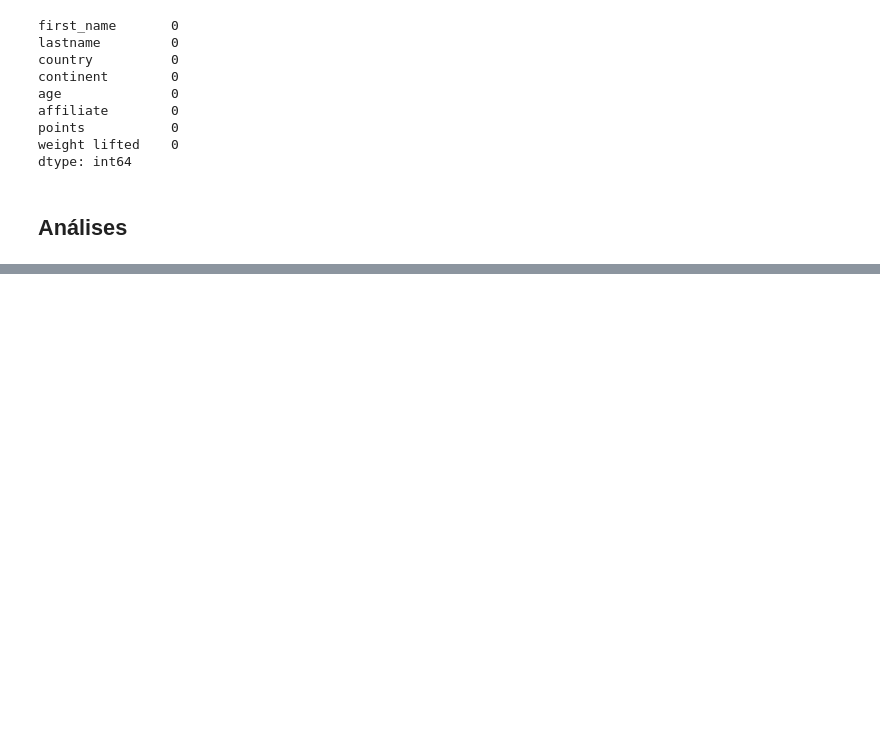
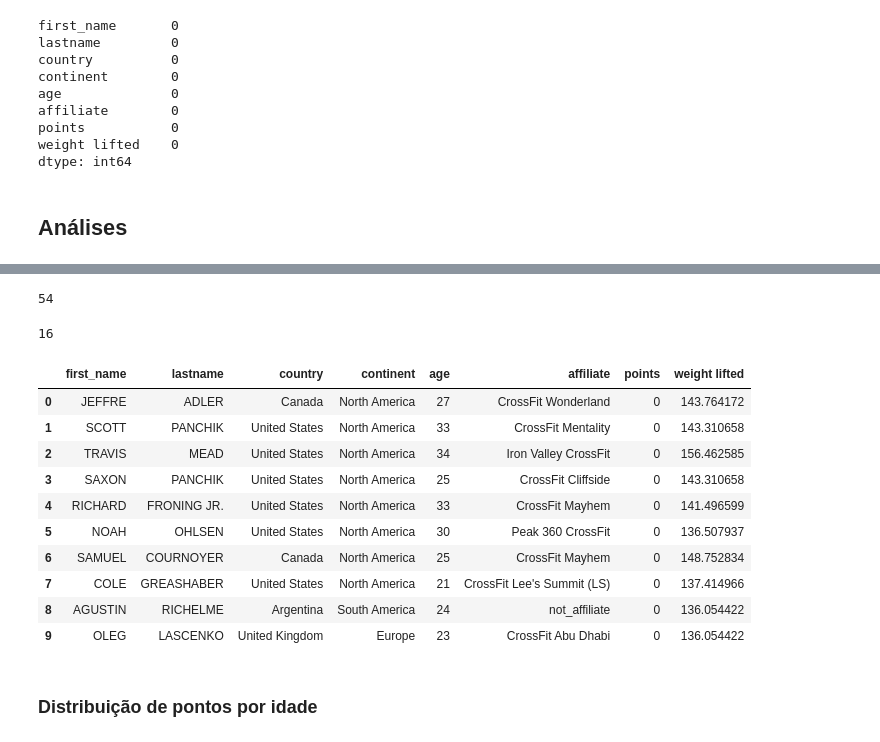
Before and after one commit to DheniMoura/Crossfit_open_2021, a Jupyter notebook: male.ipynb, the cells around one changed output, grey strips where cells are left out. Saved outputs shown, nothing was run; the diff lists cells and outputs as text; code cells hidden in the pictures; blank space fills up the shorter version.

```diff
--- a/male.ipynb
+++ b/male.ipynb
@@ -301,6 +331,6 @@ df_masc[pd.isna(df_masc['lastname'])]
 # %%
 # Incluindo texto nos campos nulos de acordo com a coluna
-values = {'lastname': '-', 'first_name': '-', 'affiliate': 'not_afiiliate'}
+values = {'lastname': '-', 'first_name': '-', 'affiliate': 'not_affiliate'}
 df_masc.fillna(value = values, inplace=True)
 # %%
 df_masc.isna().sum()
@@ -376,0 +466,26 @@ Name: country, Length: 157, dtype: float64
+# %%
+max_age = df_masc['age'].max()
+max_age
+# %% [output]
+54
+# %%
+min_age = df_masc['age'].min()
+min_age
+# %% [output]
+16
+# %%
+df_masc.head(10)
+# %% [output]
+|  | first_name | lastname | country | continent | age | affiliate | points | weight lifted |
+| 0 | JEFFRE | ADLER | Canada | North America | 27 | CrossFit Wonderland | 0 | 143.764172 |
+| 1 | SCOTT | PANCHIK | United States | North America | 33 | CrossFit Mentality | 0 | 143.310658 |
+| 2 | TRAVIS | MEAD | United States | North America | 34 | Iron Valley CrossFit | 0 | 156.462585 |
+| 3 | SAXON | PANCHIK | United States | North America | 25 | CrossFit Cliffside | 0 | 143.310658 |
+| 4 | RICHARD | FRONING JR. | United States | North America | 33 | CrossFit Mayhem | 0 | 141.496599 |
+| 5 | NOAH | OHLSEN | United States | North America | 30 | Peak 360 CrossFit | 0 | 136.507937 |
+| 6 | SAMUEL | COURNOYER | Canada | North America | 25 | CrossFit Mayhem | 0 | 148.752834 |
+| 7 | COLE | GREASHABER | United States | North America | 21 | CrossFit Lee's Summit (LS) | 0 | 137.414966 |
+| 8 | AGUSTIN | RICHELME | Argentina | South America | 24 | not_affiliate | 0 | 136.054422 |
+| 9 | OLEG | LASCENKO | United Kingdom | Europe | 23 | CrossFit Abu Dhabi | 0 | 136.054422 |
+# %% [markdown]
+### Distribuição de pontos por idade
```
Also changed, not shown: parts of 21 cells of this notebook.
